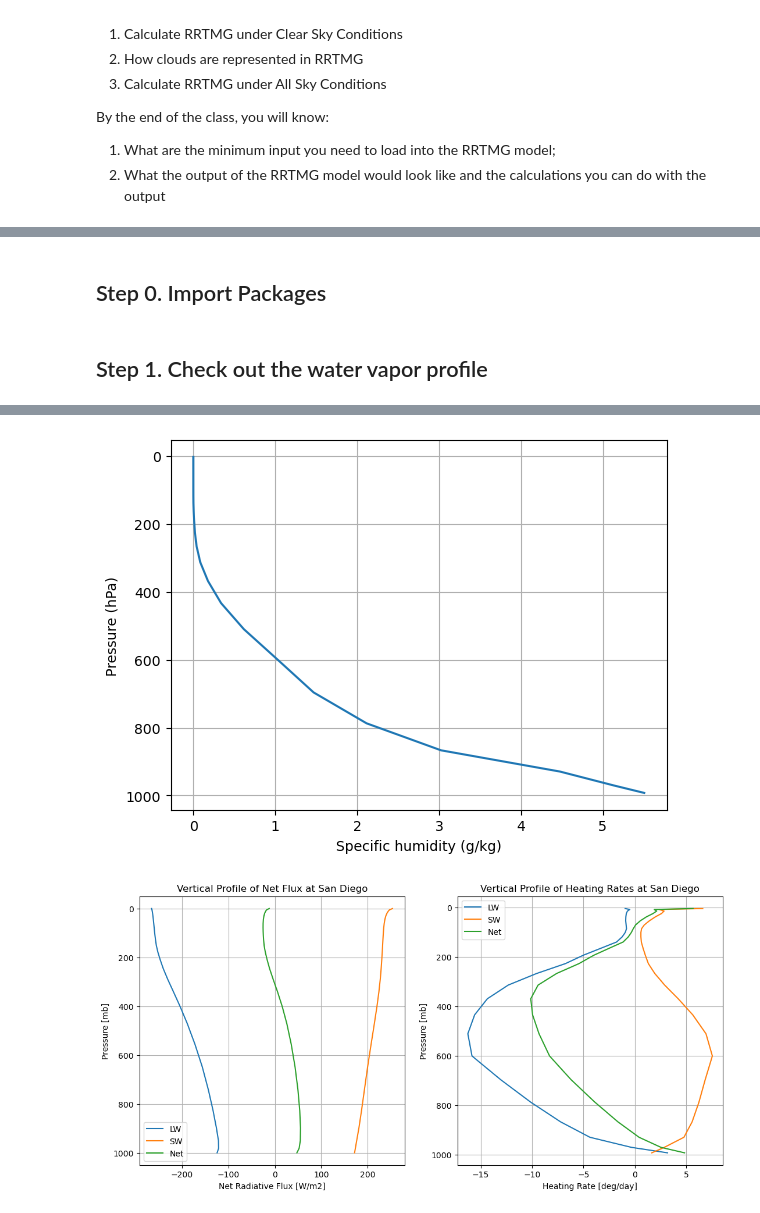
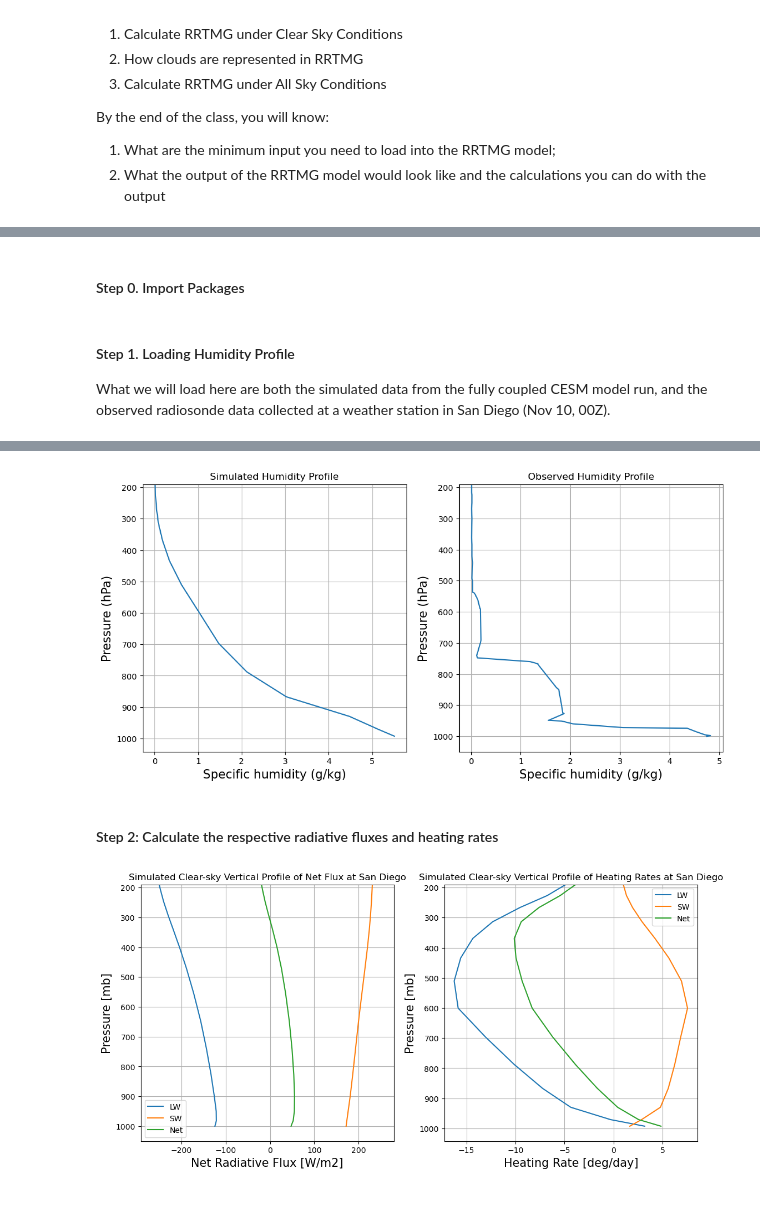
Before and after one commit to PappuP/RRTMG_ATMS511, a Jupyter notebook: RRTMG_InClass_Full.ipynb, the cells around one changed output, grey strips where cells are left out. Saved outputs shown, nothing was run; the diff lists cells and outputs as text; code cells hidden in the pictures.

Commit message:
Sorted and created new file for observed data, added 100% cloudy section and included more descriptions.

```diff
--- a/RRTMG_InClass_Full.ipynb
+++ b/RRTMG_InClass_Full.ipynb
@@ -37,5 +33,5 @@ The aquaplanet model is a configuration that allows the user to run the full par
 # %% [markdown]
-## Step 0. Import Packages
+#### Step 0. Import Packages
 # %%
 import numpy as np
 import matplotlib.pyplot as plt
@@ -57,11 +53,14 @@ from inclass_func import *
 warnings.simplefilter('ignore', category=NumbaDeprecationWarning)
 warnings.simplefilter('ignore', category=NumbaPendingDeprecationWarning)
 # %% [markdown]
-## Step 1. Check out the water vapor profile
+#### Step 1. Loading Humidity Profile
+
+What we will load here are both the simulated data from the fully coupled CESM model run, and the observed radiosonde data collected at a weather station in San Diego (Nov 10, 00Z).
 # %%
-#  Load the model output and check it out
-cesm_Q = xr.open_dataarray('Data/cesm_Q.nc')
-cesm_Q.lev
+cesm_Q = xr.open_dataarray('Data/cesm_Q.nc') # model data
+q_obs = xr.open_dataset('Data/sd_q_sortedorder.nc') # obs data
+
+cesm_Q.lev #EDIT THIS to check out the two different sets of data
 # %% [output]
 <xarray.DataArray 'lev' (lev: 26)>
 array([  3.544638,   7.388814,  13.967214,  23.944625,  37.23029 ,  53.114605,
@@ -81,16 +80,17 @@ Attributes:
     standard_name:  atmosphere_hybrid_sigma_pressure_coordinate
     formula_terms:  a: hyam b: hybm p0: P0 ps: PS
 # %%
-plot_humidity(cesm_Q*1000., cesm_Q.lev)
+plot_humidity(cesm_Q*1000., cesm_Q.lev, q_obs.q, q_obs.lev)
 # %% [output]
-[figure, old version]
+[figure, new version]
+# %% [markdown]
+#### Step 2: Calculate the respective radiative fluxes and heating rates
 # %%
 # Now we check out what the vertical profile of the net radiative fluxes and heating rate under this water vapor profile would look like
-
 # First we do the calculations
 rad_LW_cesm_clr, rad_SW_cesm_clr = model_setup(cesm_Q.values, cesm_Q.lev)
 
 # and now we PLOT
-plotting_clr(rad_LW_cesm_clr, rad_SW_cesm_clr,'San Diego')
+plotting_sec1(rad_LW_cesm_clr, rad_SW_cesm_clr,'Simulated','Clear-sky','San Diego')
 # %% [output]
-[figure, old version]
+[figure, new version]
```
Also changed, not shown: parts of 41 cells of this notebook, 4 other files.
